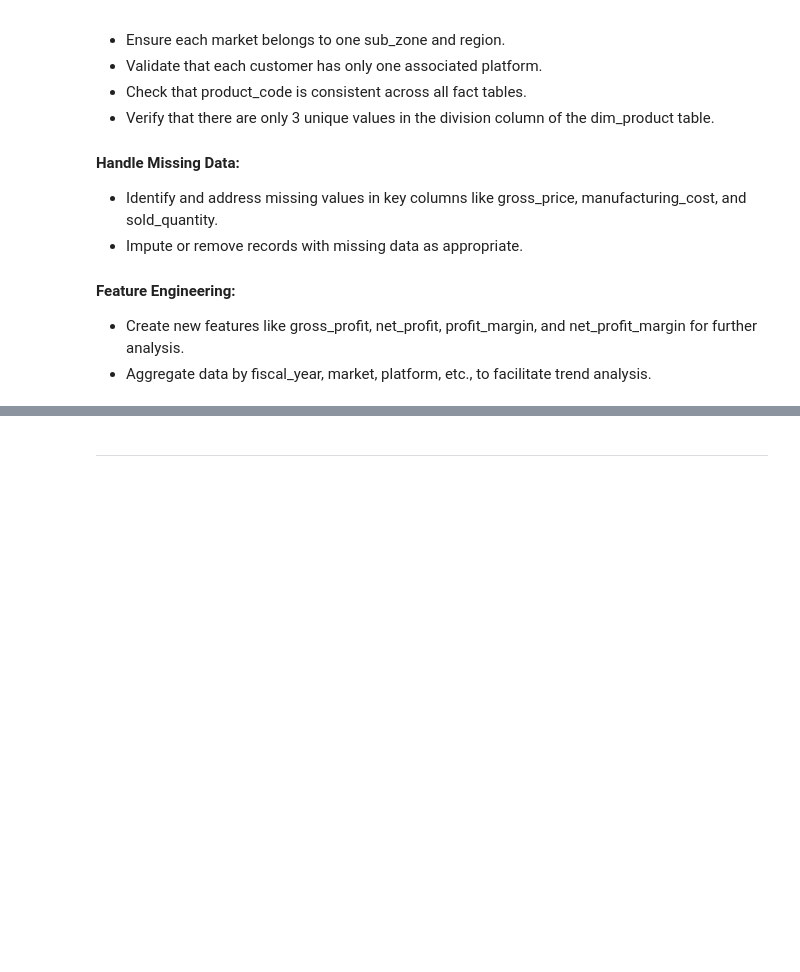
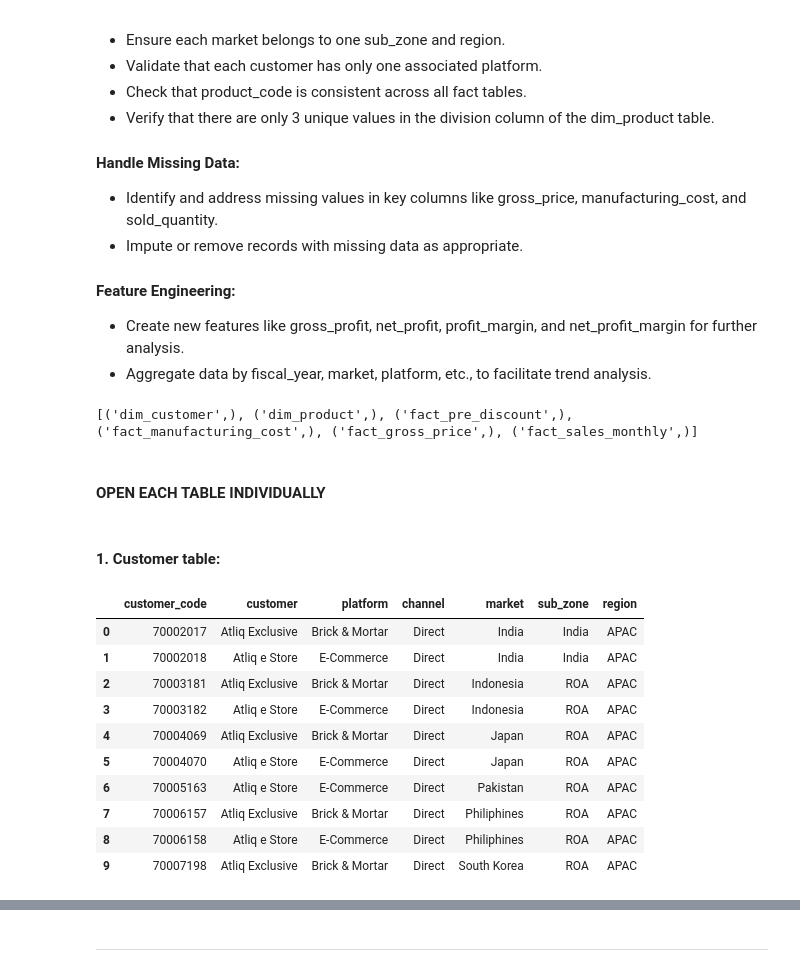
Before and after one commit to CesarChaparro1974/Financial_Analysis_Project, a Jupyter notebook: final_project.ipynb, the cells around one changed output, grey strips where cells are left out. Saved outputs shown, nothing was run; the diff lists cells and outputs as text; code cells hidden in the pictures; blank space fills up the shorter version.

```diff
--- a/final_project.ipynb
+++ b/final_project.ipynb
@@ -60,0 +66,29 @@
+# %%
+cursor = con.cursor()
+cursor.execute("SELECT name FROM sqlite_master WHERE type='table';")
+print(cursor.fetchall())
+# %% [output]
+[('dim_customer',), ('dim_product',), ('fact_pre_discount',), ('fact_manufacturing_cost',), ('fact_gross_price',), ('fact_sales_monthly',)]
+# %% [markdown]
+#### OPEN EACH TABLE INDIVIDUALLY
+# %% [markdown]
+#### 1. Customer table:
+# %%
+# opening the customer table
+query = """Select * from
+dim_customer
+"""
+dim_customer = pd.read_sql_query(query, con)
+dim_customer.head(10)
+# %% [output]
+|  | customer_code | customer | platform | channel | market | sub_zone | region |
+| 0 | 70002017 | Atliq Exclusive | Brick & Mortar | Direct | India | India | APAC |
+| 1 | 70002018 | Atliq e Store | E-Commerce | Direct | India | India | APAC |
+| 2 | 70003181 | Atliq Exclusive | Brick & Mortar | Direct | Indonesia | ROA | APAC |
+| 3 | 70003182 | Atliq e Store | E-Commerce | Direct | Indonesia | ROA | APAC |
+| 4 | 70004069 | Atliq Exclusive | Brick & Mortar | Direct | Japan | ROA | APAC |
+| 5 | 70004070 | Atliq e Store | E-Commerce | Direct | Japan | ROA | APAC |
+| 6 | 70005163 | Atliq e Store | E-Commerce | Direct | Pakistan | ROA | APAC |
+| 7 | 70006157 | Atliq Exclusive | Brick & Mortar | Direct | Philiphines | ROA | APAC |
+| 8 | 70006158 | Atliq e Store | E-Commerce | Direct | Philiphines | ROA | APAC |
+| 9 | 70007198 | Atliq Exclusive | Brick & Mortar | Direct | South Korea | ROA | APAC |
```
Also changed, not shown: parts of 66 cells of this notebook, 1 other file.
